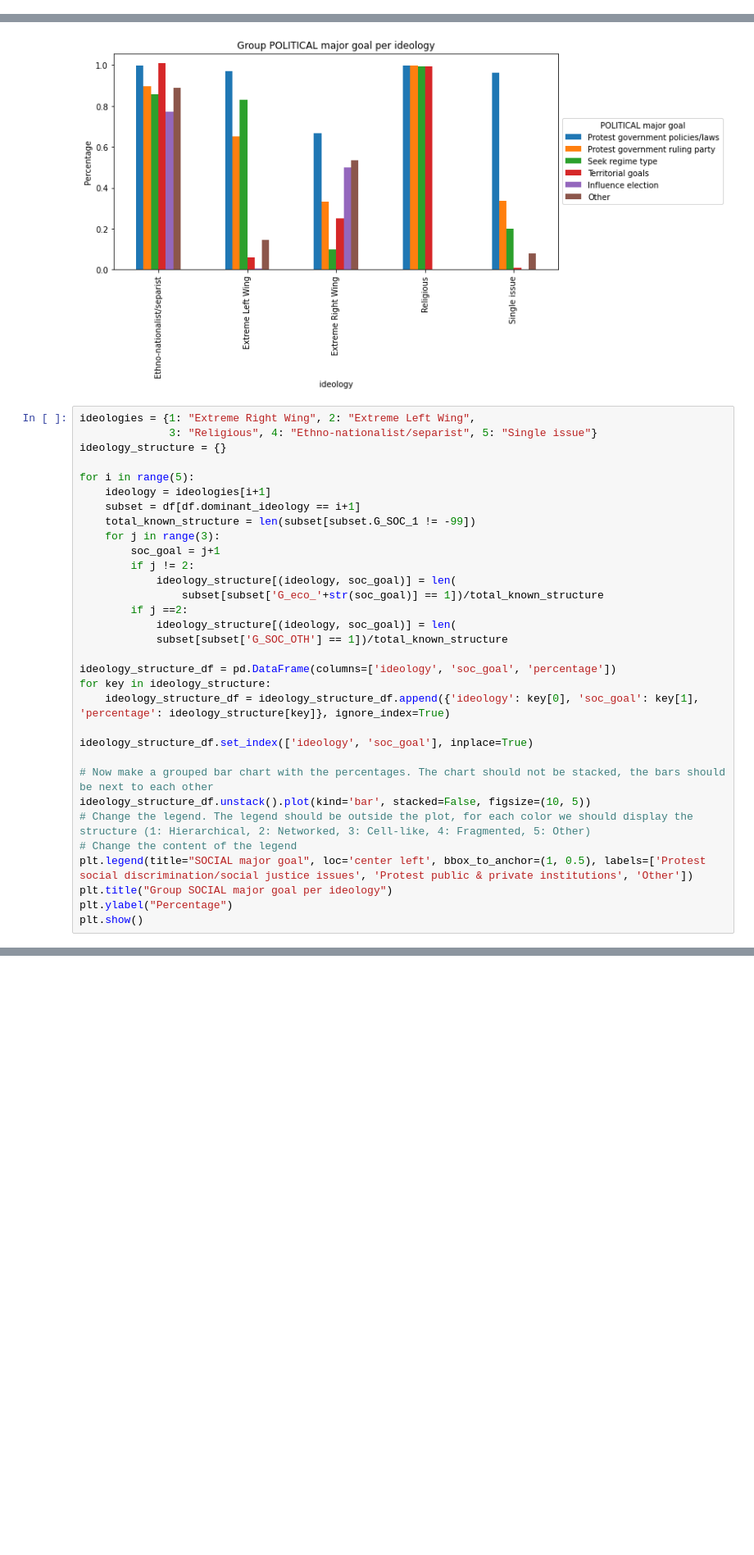
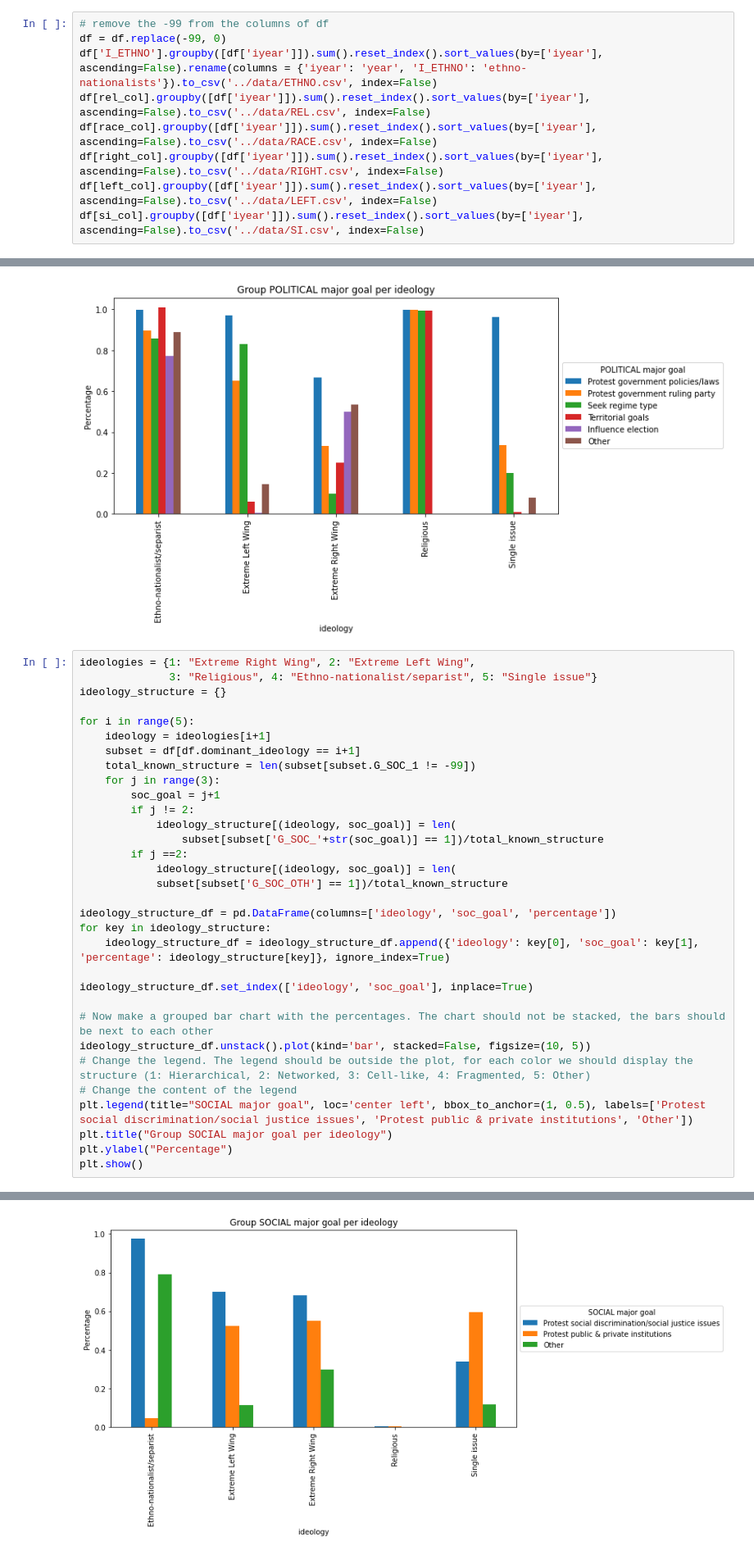
Before and after one commit to com-480-data-visualization/project-2023-yeravizard, a Jupyter notebook: scripts/ideologies.ipynb, the cells around one changed output, grey strips where cells are left out. Shown: that part at 82% size. Drawn from its saved outputs; the diff is of its cells as text; blank space fills up the shorter version.

Commit message:
plot on graph

```diff
--- a/scripts/ideologies.ipynb
+++ b/scripts/ideologies.ipynb
@@ -104,6 +104,15 @@ fig.update_layout(
 # fill the area under the line
 #fig.update_traces(fill='tozeroy')
 fig.show()
+# %%
+# remove the -99 from the columns of df
+df = df.replace(-99, 0)
+df['I_ETHNO'].groupby([df['iyear']]).sum().reset_index().sort_values(by=['iyear'], ascending=False).rename(columns = {'iyear': 'year', 'I_ETHNO': 'ethno-nationalists'}).to_csv('../data/ETHNO.csv', index=False)
+df[rel_col].groupby([df['iyear']]).sum().reset_index().sort_values(by=['iyear'], ascending=False).to_csv('../data/REL.csv', index=False)
+df[race_col].groupby([df['iyear']]).sum().reset_index().sort_values(by=['iyear'], ascending=False).to_csv('../data/RACE.csv', index=False)
+df[right_col].groupby([df['iyear']]).sum().reset_index().sort_values(by=['iyear'], ascending=False).to_csv('../data/RIGHT.csv', index=False)
+df[left_col].groupby([df['iyear']]).sum().reset_index().sort_values(by=['iyear'], ascending=False).to_csv('../data/LEFT.csv', index=False)
+df[si_col].groupby([df['iyear']]).sum().reset_index().sort_values(by=['iyear'], ascending=False).to_csv('../data/SI.csv', index=False)
 # %%
 # print the df with rel_col and gname and iyear  and imonth
 df[rel_col].groupby([df['iyear']]).sum().reset_index().sort_values(by=['iyear'], ascending=False)
@@ -268,7 +277,7 @@ for i in range(5):
         soc_goal = j+1
         if j != 2:
             ideology_structure[(ideology, soc_goal)] = len(
-                subset[subset['G_eco_'+str(soc_goal)] == 1])/total_known_structure
+                subset[subset['G_SOC_'+str(soc_goal)] == 1])/total_known_structure
         if j ==2:
             ideology_structure[(ideology, soc_goal)] = len(
             subset[subset['G_SOC_OTH'] == 1])/total_known_structure
@@ -292,3 +300,4 @@ KeyError: 'G_eco_1'
+[figure, added]
 # %%
 ideologies = {1: "Extreme Right Wing", 2: "Extreme Left Wing",
               3: "Religious", 4: "Ethno-nationalist/separist", 5: "Single issue"}
```
Also changed, not shown: parts of 7 cells of this notebook, 3 other files.
